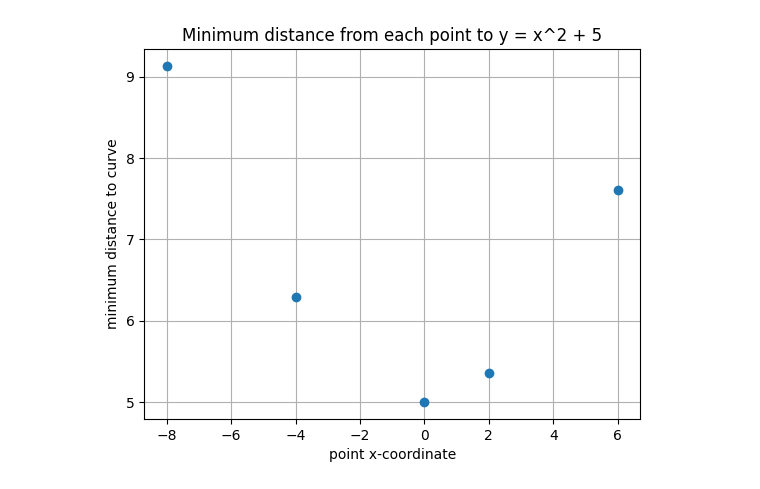
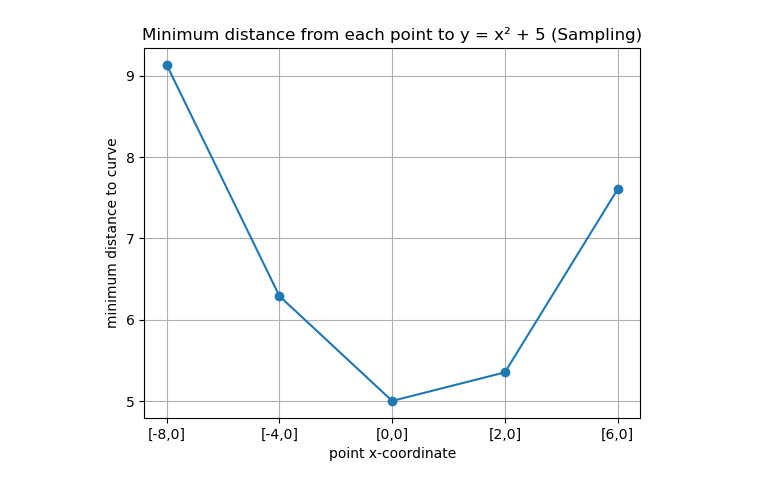
Before and after one commit to EthanAB99/EthanAB99.github.io, a Jupyter notebook: assignment1.ipynb, the cells around one changed output. Drawn from its saved outputs; the diff is of its cells as text; code cells hidden in the pictures.

```diff
--- a/assignment1.ipynb
+++ b/assignment1.ipynb
@@ -5,25 +5,32 @@ import numpy as np
 import matplotlib.pyplot as plt
 # %%
 x = np.linspace(-5, 5, 2000)
-points = [(0, 0), (-4, 0), (-8, 0), (2, 0), (6, 0)]
+points = [(-8, 0), (-4,0), (0, 0), (2, 0), (6, 0)]
 y = x**2 + 5
 
 min_distances = []
 point_xs = []
 # %%
+min_distances = []
+point_xs = []
+
 for x0, y0 in points:
     d = np.sqrt((x - x0)**2 + (y - y0)**2)
     min_distances.append(np.min(d))
     point_xs.append(x0)
 
-plt.plot(point_xs, min_distances, 'o')
-plt.xlabel("point x-coordinate")
-plt.ylabel("minimum distance to curve")
-plt.title("Minimum distance from each point to y = x^2 + 5 (Analytical)")
-plt.grid(True)
+fig, ax = plt.subplots()
+
+ax.plot(x_plot, min_distances, marker="o")
+ax.set_xlabel("point x-coordinate")
+ax.set_ylabel("minimum distance to curve")
+ax.set_title("Minimum distance from each point to y = x² + 5 (Sampling)")
+ax.grid(True)
+
+plt.savefig("sampling_fixed.png")
 plt.show()
 # %% [output]
-[figure, old version]
+[figure, new version]
 # %%
 dis_Bi = []
 for x0, y0 in points:
```
Also changed, not shown: parts of 5 cells of this notebook, 7 other files.
